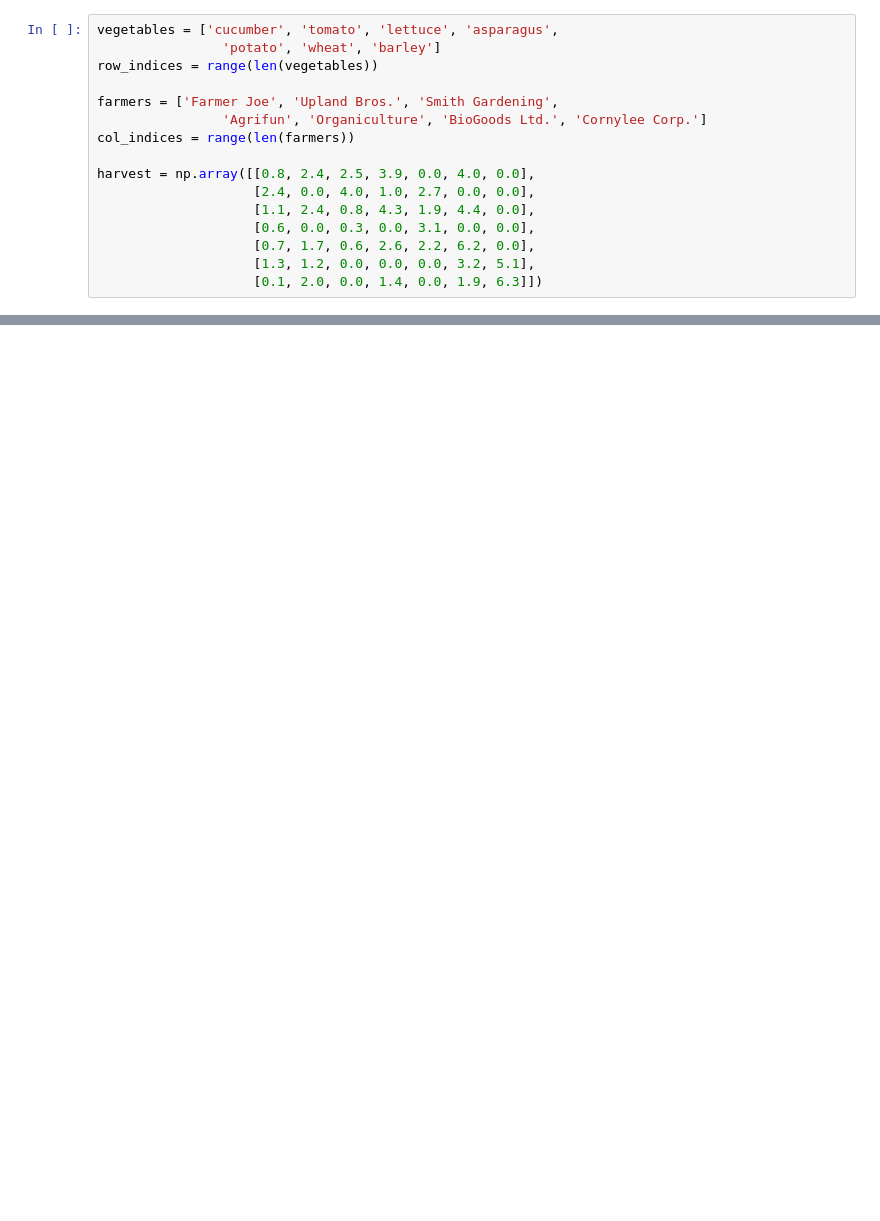
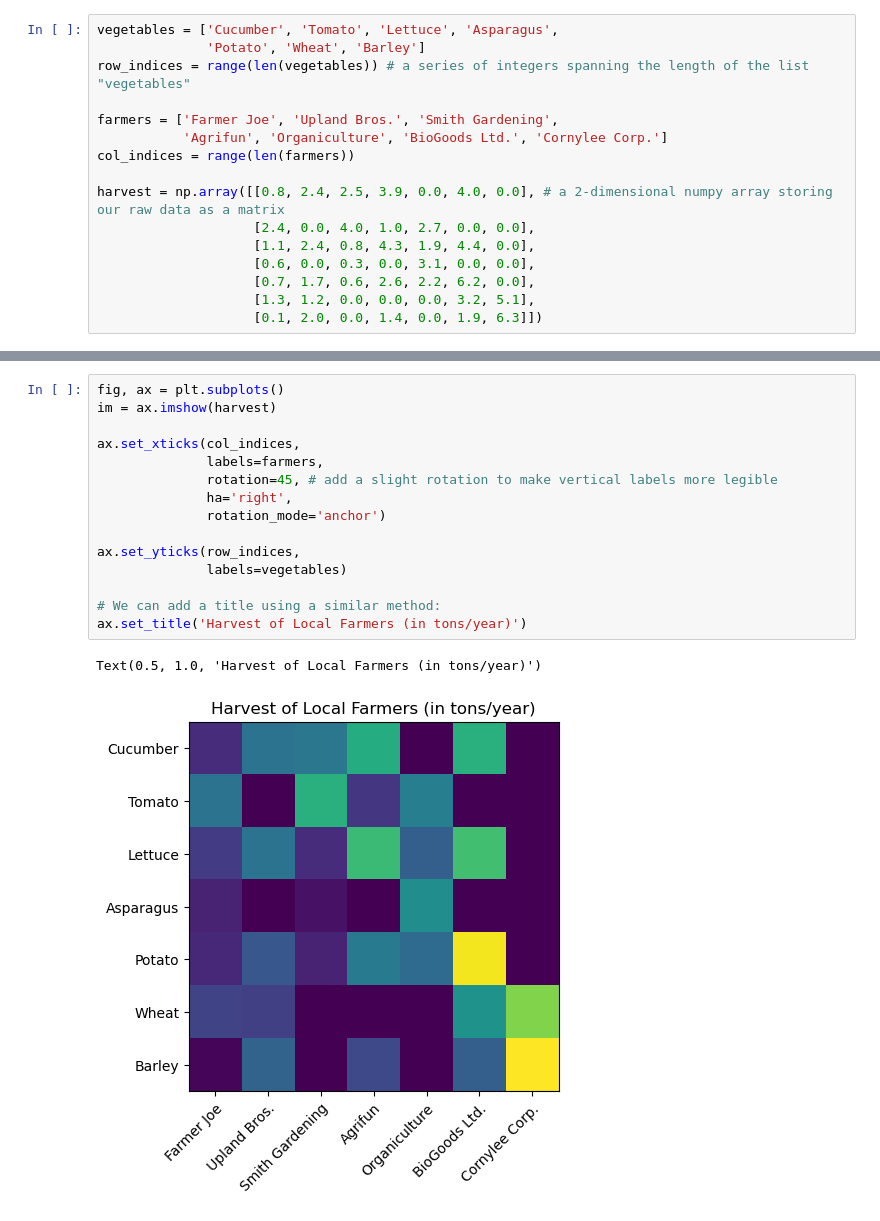
Before and after one commit to jkantorow/nucommlab-datavis-workshop, a Jupyter notebook: day-2/a_annotated_heatmap.ipynb, the cells around one changed output, grey strips where cells are left out. Drawn from its saved outputs; the diff is of its cells as text; blank space fills up the shorter version.

```diff
--- a/day-2/a_annotated_heatmap.ipynb
+++ b/day-2/a_annotated_heatmap.ipynb
@@ -12,13 +15,13 @@ import numpy as np
 # %%
-vegetables = ['cucumber', 'tomato', 'lettuce', 'asparagus',
-                'potato', 'wheat', 'barley']
-row_indices = range(len(vegetables))
+vegetables = ['Cucumber', 'Tomato', 'Lettuce', 'Asparagus',
+              'Potato', 'Wheat', 'Barley']
+row_indices = range(len(vegetables)) # a series of integers spanning the length of the list "vegetables"
 
 farmers = ['Farmer Joe', 'Upland Bros.', 'Smith Gardening',
-                'Agrifun', 'Organiculture', 'BioGoods Ltd.', 'Cornylee Corp.']
+           'Agrifun', 'Organiculture', 'BioGoods Ltd.', 'Cornylee Corp.']
 col_indices = range(len(farmers))
 
-harvest = np.array([[0.8, 2.4, 2.5, 3.9, 0.0, 4.0, 0.0],
+harvest = np.array([[0.8, 2.4, 2.5, 3.9, 0.0, 4.0, 0.0], # a 2-dimensional numpy array storing our raw data as a matrix
                     [2.4, 0.0, 4.0, 1.0, 2.7, 0.0, 0.0],
                     [1.1, 2.4, 0.8, 4.3, 1.9, 4.4, 0.0],
                     [0.6, 0.0, 0.3, 0.0, 3.1, 0.0, 0.0],
@@ -45,0 +40,18 @@ fig.tight_layout()
+# %%
+fig, ax = plt.subplots()
+im = ax.imshow(harvest)
+
+ax.set_xticks(col_indices,
+              labels=farmers,
+              rotation=45, # add a slight rotation to make vertical labels more legible
+              ha='right',
+              rotation_mode='anchor')
+
+ax.set_yticks(row_indices,
+              labels=vegetables)
+
+# We can add a title using a similar method:
+ax.set_title('Harvest of Local Farmers (in tons/year)')
+# %% [output]
+Text(0.5, 1.0, 'Harvest of Local Farmers (in tons/year)')
+[figure, added]
```
Also changed, not shown: parts of 21 cells of this notebook.
